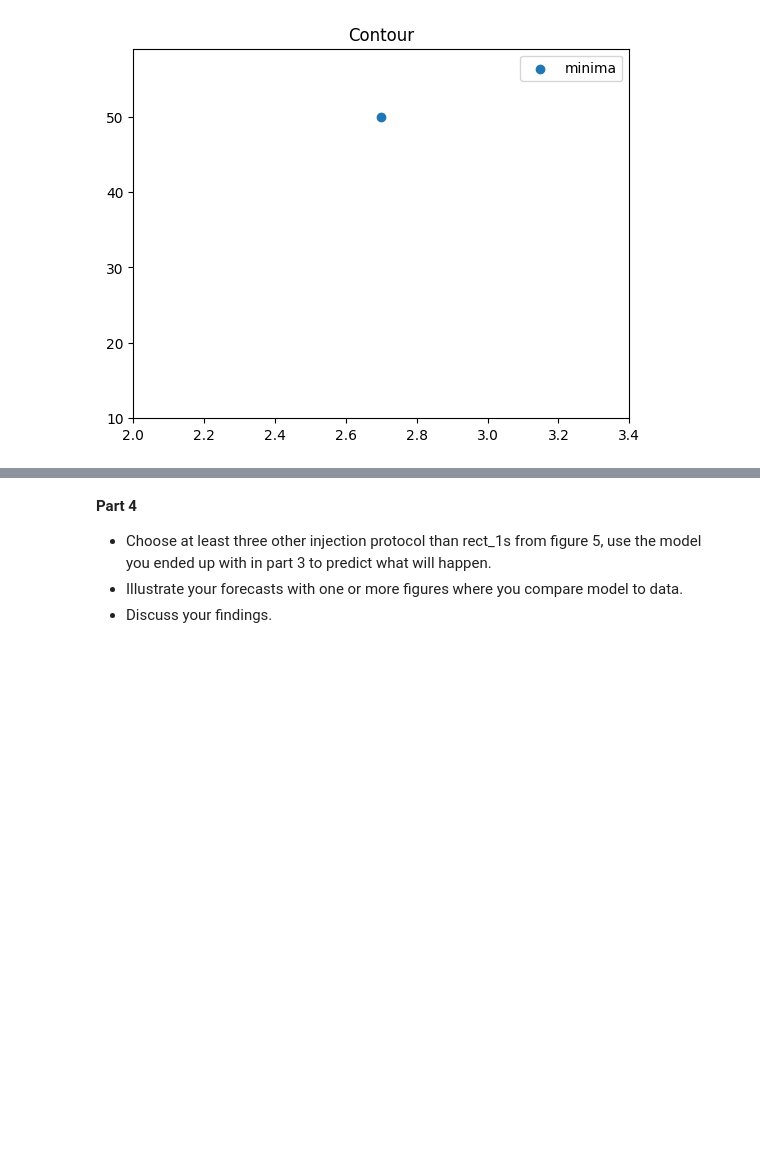
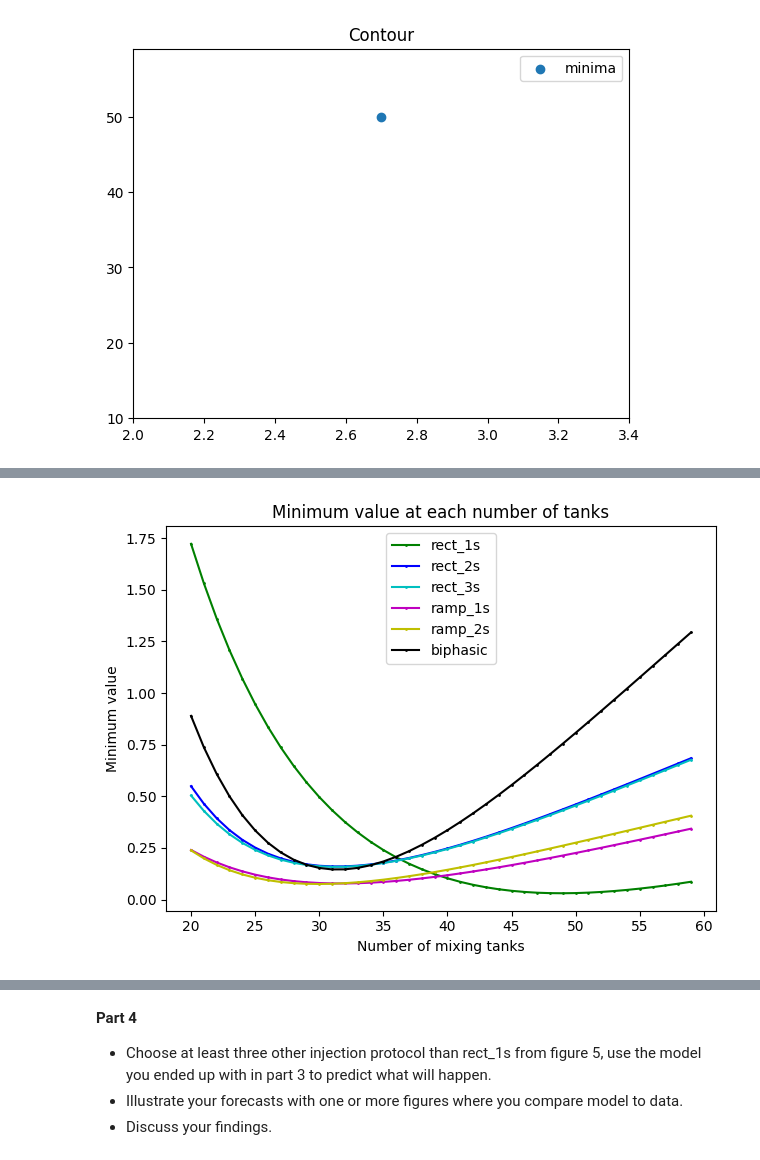
Before and after one commit to waves-stats/MOD_510_2023_autumn, a Jupyter notebook: Project3/project3_draft.ipynb, the cells around one changed output, grey strips where cells are left out. Saved outputs shown, nothing was run; the diff lists cells and outputs as text; code cells hidden in the pictures; blank space fills up the shorter version.

```diff
--- a/Project3/project3_draft.ipynb
+++ b/Project3/project3_draft.ipynb
@@ -883,0 +901,18 @@ Minima found at N=49 tanks and τ =2.3671,  using NR in 4 iterations(avg)
+# %%
+fig, ax = plt.subplots()
+colors = ['r', 'g', 'b', 'c', 'm', 'y', 'k']
+col = 0
+for protocol, result in sim_results.items():
+    # print(sim_results[protocol])
+    col += 1
+    ax.plot(result.index, result['SSR'], '-o', color =colors[col],
+            markersize=1, label=protocol,)
+ax.set_title(f'Minimum value at each number of tanks')
+ax.set_xlabel(f'Number of mixing tanks')
+ax.set_ylabel(f'Minimum value')
+#handles = ax.get_legend_handles_labels()
+ax.legend()  # (*handles,loc='lower right', ncol=5)
+# plt.grid()
+plt.tight_layout()
+# %% [output]
+[figure, added]
```
Also changed, not shown: parts of 32 cells of this notebook.
